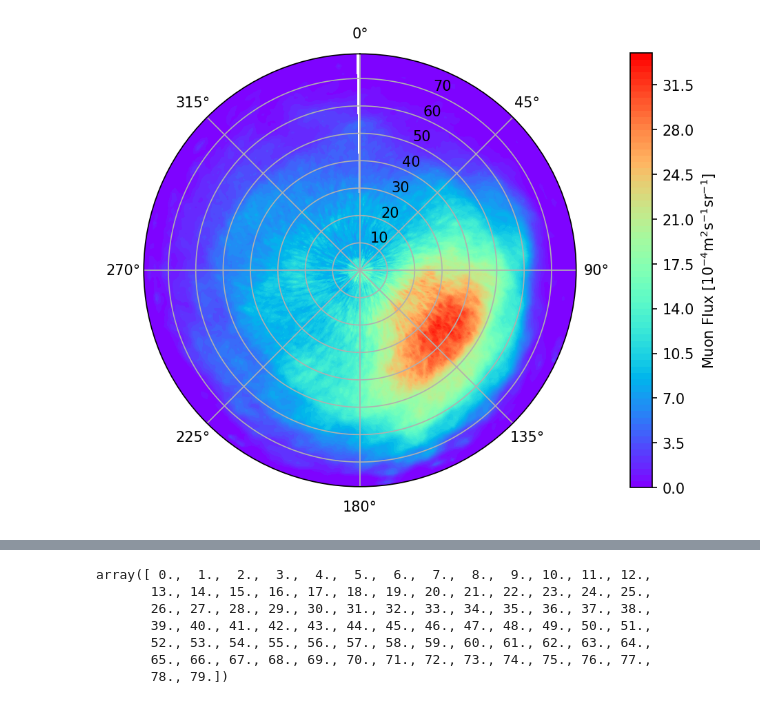
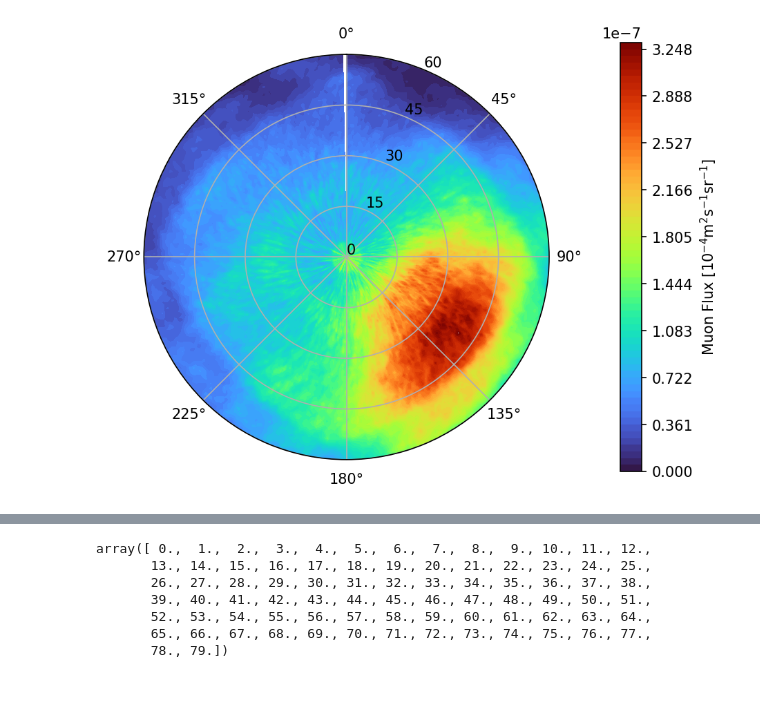
Before and after one commit to LeslieRogers/CanfrancMountainProfile, a Jupyter notebook: MeasuredMuonData.ipynb, the cells around one changed output, grey strips where cells are left out. Cells and saved outputs as stored; diff of their text form; code cells hidden in the pictures.

Commit message:
equiv color scale

```diff
--- a/MeasuredMuonData.ipynb
+++ b/MeasuredMuonData.ipynb
@@ -19,7 +19,7 @@ import pickle
 import time
 import re
 # %%
-datfiles='/Users/rogerslc/MuonData/reconstructedAngularDistrMuonFlux-mss-LAB2400-finalNumbers.csv'
+datfiles='./reconstructedAngularDistrMuonFlux-mss-LAB2400-finalNumbers.csv'
 # %%
 MuonMeas = pd.read_csv(datfiles, delimiter=',',header=None).values
 muon_data=pd.DataFrame(data=MuonMeas, columns=["phi", "theta","flux"])
@@ -38,21 +72,25 @@ muon_data['phi']=muon_data['phi'].map(lambda phi: np.radians(phi))
 # %%
 rmu, thetamu = np.meshgrid(muon_data.theta.unique(), muon_data.phi.unique())
 
-valuesmu=np.array(muon_data.flux*10**4)
+valuesmu=np.array(muon_data.flux/10**4)
 valuesmu = valuesmu.reshape(len(muon_data.phi.unique()), len(muon_data.theta.unique()))
 
 fig, ax = plt.subplots(subplot_kw=dict(projection='polar'),constrained_layout=True,figsize=(6,6),dpi=150,facecolor='white')
+levels=np.linspace(0,3.3e-7,65)
+
+
 
 #to put north on top
 ax.set_theta_zero_location("N")
 ax.set_theta_direction(-1)
-
+ax.set_rticks([0,15,30,45,60])
+ax.set_rlim(0,60)
 #cax=ax.contourf(thetamu, rmu, valuesmu,60, cmap=plt.cm.nipy_spectral)
-cax=ax.contourf(thetamu, rmu, valuesmu,80, cmap=plt.cm.rainbow)
+cax=ax.contourf(thetamu, rmu, valuesmu,levels=levels, cmap=plt.cm.turbo)
 cb = fig.colorbar(cax, shrink=0.7)
 
-
+#ax.scatter(np.deg2rad(115),60,marker='X',color='k')
 cb.set_label("Muon Flux [10$^{-4}$m$^{2}$s$^{-1}$sr$^{-1}$]")
 plt.show()
 # %% [output]
-[figure, old version]
+[figure, new version]
```
Also changed, not shown: parts of 3 cells of this notebook.
